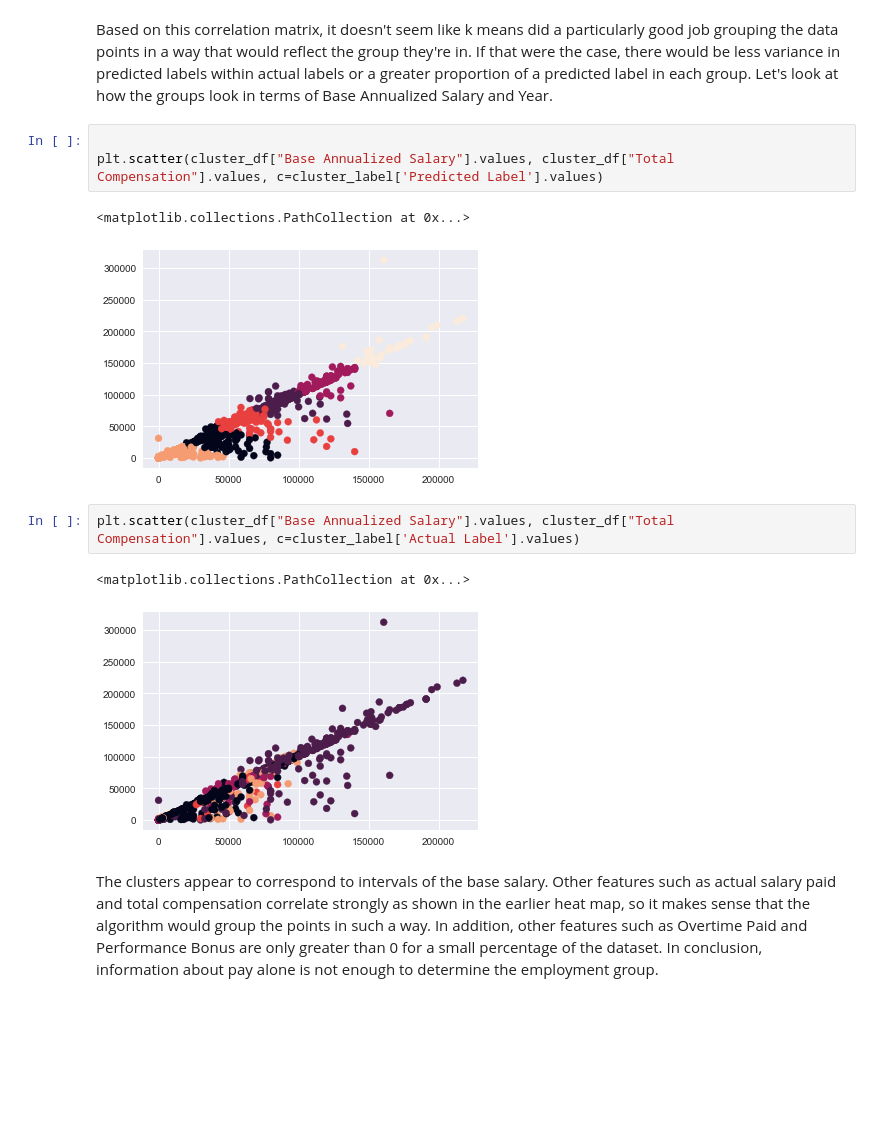
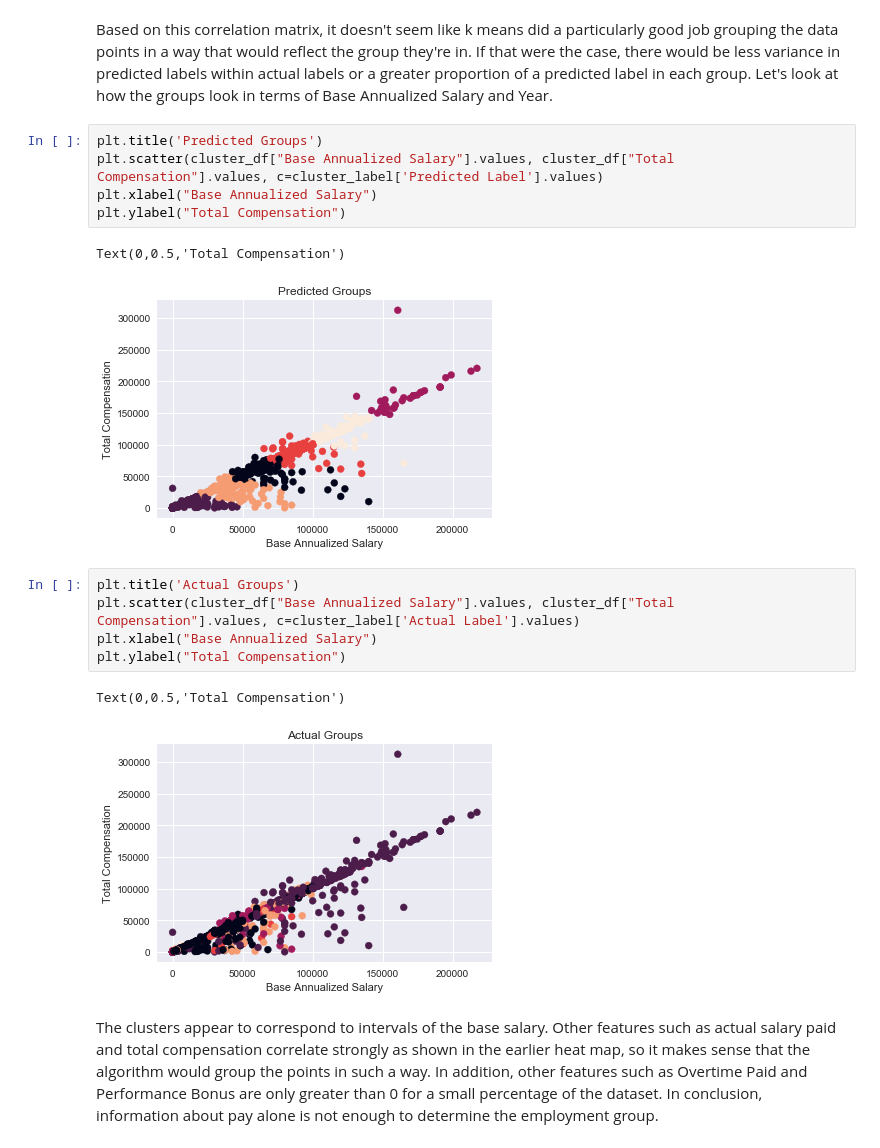
Before and after one commit to michaelcwatts123/JLab, a Jupyter notebook: Lab1.ipynb, the cells around one changed output. Saved outputs shown, nothing was run; the diff lists cells and outputs as text; blank space fills up the shorter version.

Commit message:
Scatterplots galore

```diff
--- a/Lab1.ipynb
+++ b/Lab1.ipynb
@@ -409,15 +478,20 @@ plt.show()
 # %% [markdown]
 Based on this correlation matrix, it doesn't seem like k means did a particularly good job grouping the data points in a way that would reflect the group they're in.  If that were the case, there would be less variance in predicted labels within actual labels or a greater proportion of a predicted label in each group.  Let's look at how the groups look in terms of Base Annualized Salary and Year.
 # %%
-
+plt.title('Predicted Groups')
 plt.scatter(cluster_df["Base Annualized Salary"].values, cluster_df["Total Compensation"].values, c=cluster_label['Predicted Label'].values)
+plt.xlabel("Base Annualized Salary")
+plt.ylabel("Total Compensation")
 # %% [output]
-<matplotlib.collections.PathCollection at 0x...>
+Text(0,0.5,'Total Compensation')
-[figure, old version]
+[figure, new version]
 # %%
+plt.title('Actual Groups')
 plt.scatter(cluster_df["Base Annualized Salary"].values, cluster_df["Total Compensation"].values, c=cluster_label['Actual Label'].values)
+plt.xlabel("Base Annualized Salary")
+plt.ylabel("Total Compensation")
 # %% [output]
-<matplotlib.collections.PathCollection at 0x...>
+Text(0,0.5,'Total Compensation')
-[figure, old version]
+[figure, new version]
 # %% [markdown]
 The clusters appear to correspond to intervals of the base salary.  Other features such as actual salary paid and total compensation correlate strongly as shown in the earlier heat map, so it makes sense that the algorithm would group the points in such a way.  In addition, other features such as Overtime Paid and Performance Bonus are only greater than 0 for a small percentage of the dataset.  In conclusion, information about pay alone is not enough to determine the employment group.
```
Also changed, not shown: parts of 13 cells of this notebook.
